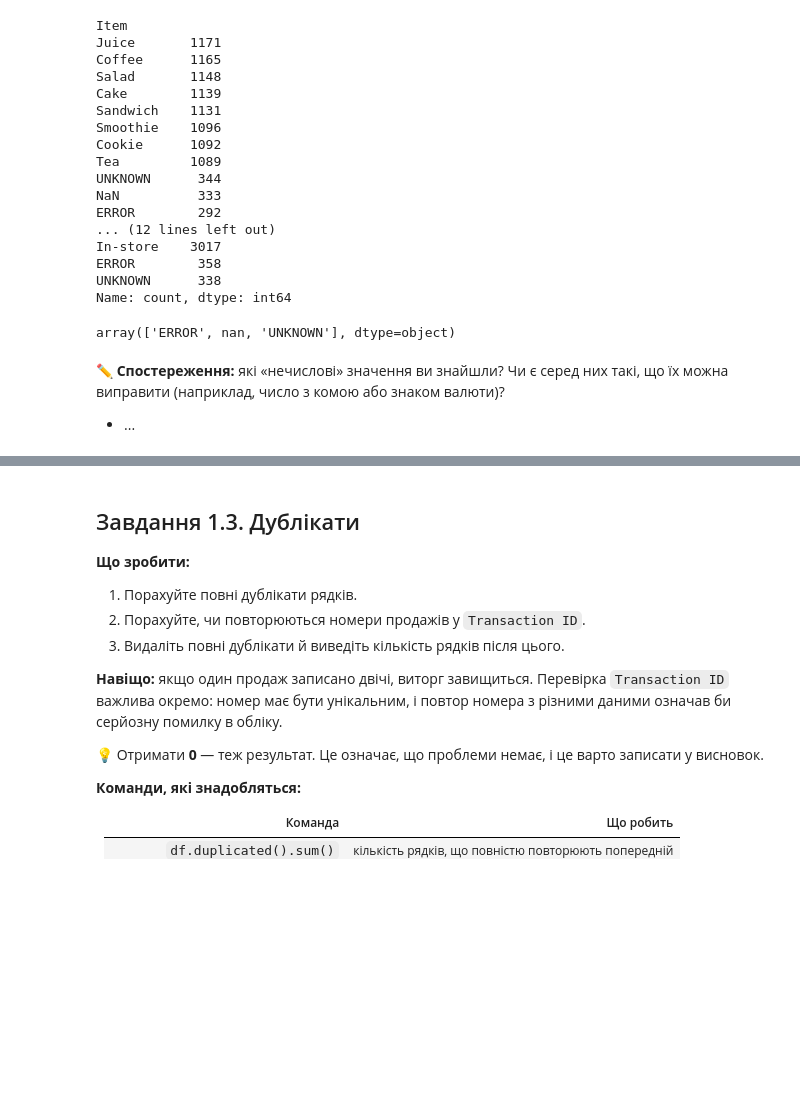
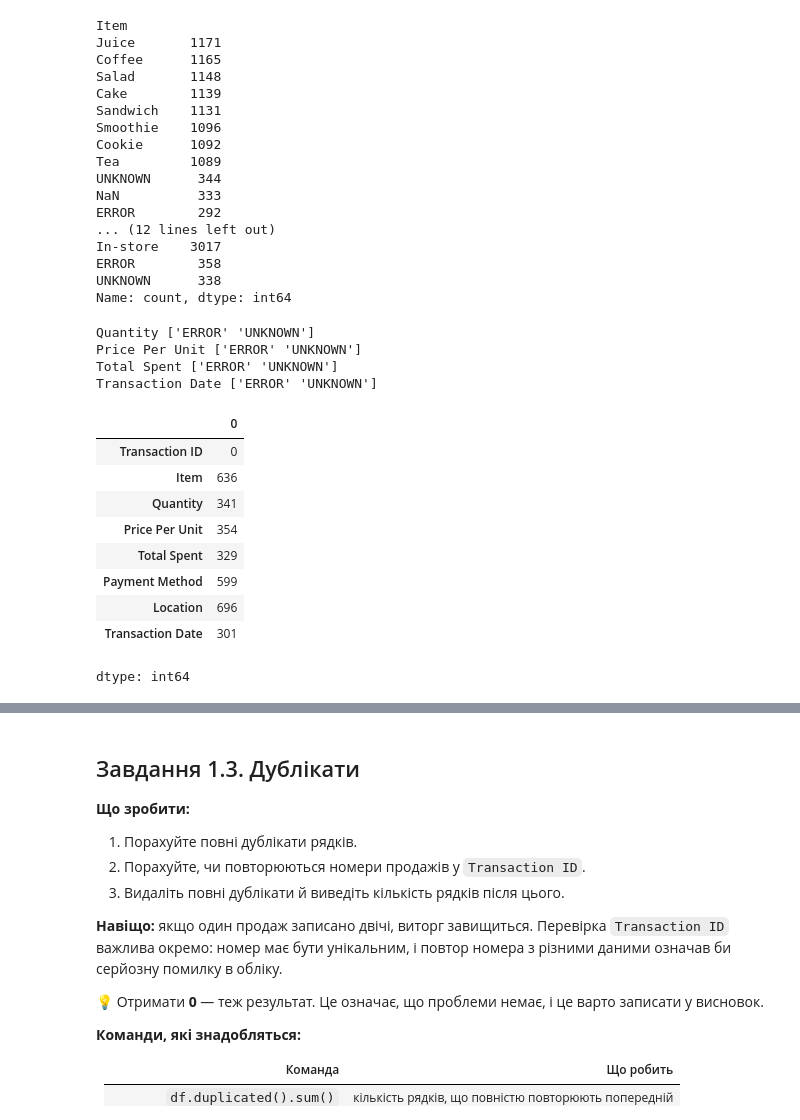
Before and after one commit to RomanLuja/Cafe_sale, a Jupyter notebook: Training_project_cafe_sales.ipynb, the cells around one changed output, grey strips where cells are left out. Saved outputs shown, nothing was run; the diff lists cells and outputs as text; code cells hidden in the pictures; blank space fills up the shorter version.

```diff
--- a/Training_project_cafe_sales.ipynb
+++ b/Training_project_cafe_sales.ipynb
@@ -193,17 +193,36 @@ Name: count, dtype: int64
 # %%
 # Для стовпців Quantity, Price Per Unit і Total Spent знайдіть усі значення, які не є числами
 #  (без урахування порожніх клітинок), і виведіть їх унікальні варіанти
 
 converted = pd.to_numeric(df["Quantity"], errors = "coerce")
 brocked_by_converted = converted.isna()
 df.loc[ brocked_by_converted, "Quantity"].unique()
 
 converted = pd.to_datetime(df["Transaction Date"], errors = "coerce")
 brocked_by_converted = converted.isna()
 df.loc[ brocked_by_converted, "Transaction Date"].unique()
+
+for col in ["Quantity", "Price Per Unit", "Total Spent"]:
+    bad = df[pd.to_numeric(df[col], errors="coerce").isna() & df[col].notna()]
+    print(col, bad[col].unique())
+
+dates = pd.to_datetime(df["Transaction Date"], errors="coerce")
+mask = dates.isna() & df["Transaction Date"].notna()
+print("Transaction Date", df.loc[mask, "Transaction Date"].unique())
+
+display(df.isin(["ERROR", "UNKNOWN"]).sum())
 # %% [output]
-array(['ERROR', nan, 'UNKNOWN'], dtype=object)
+Quantity ['ERROR' 'UNKNOWN']
+Price Per Unit ['ERROR' 'UNKNOWN']
+Total Spent ['ERROR' 'UNKNOWN']
+Transaction Date ['ERROR' 'UNKNOWN']
+|  | 0 |
+| Transaction ID | 0 |
+| Item | 636 |
+| Quantity | 341 |
+| Price Per Unit | 354 |
+| Total Spent | 329 |
+| Payment Method | 599 |
+| Location | 696 |
+| Transaction Date | 301 |
+dtype: int64
-# %% [markdown]
-✏️ **Спостереження:** які «нечислові» значення ви знайшли? Чи є серед них такі, що їх можна виправити (наприклад, число з комою або знаком валюти)?
-
-- ...
```
Also changed, not shown: parts of 9 cells of this notebook.
